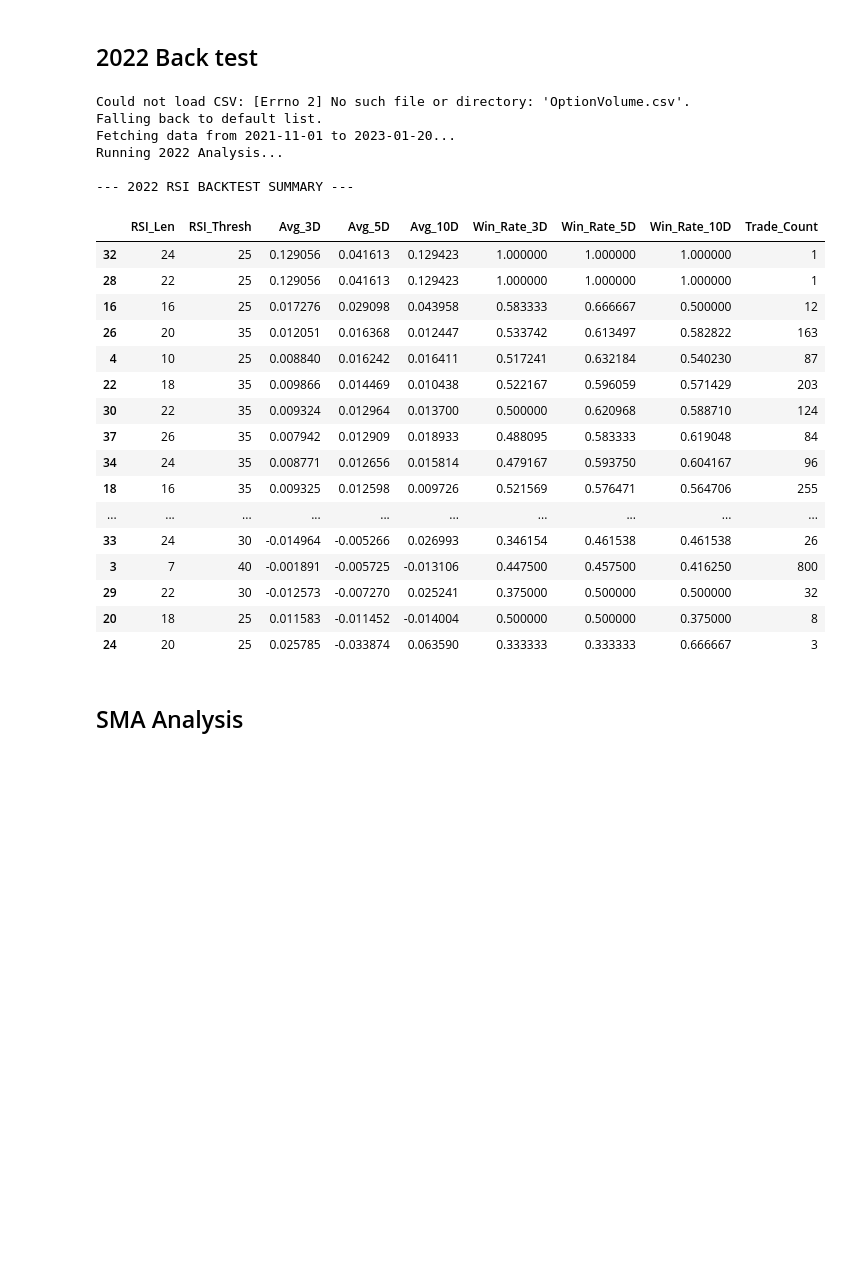
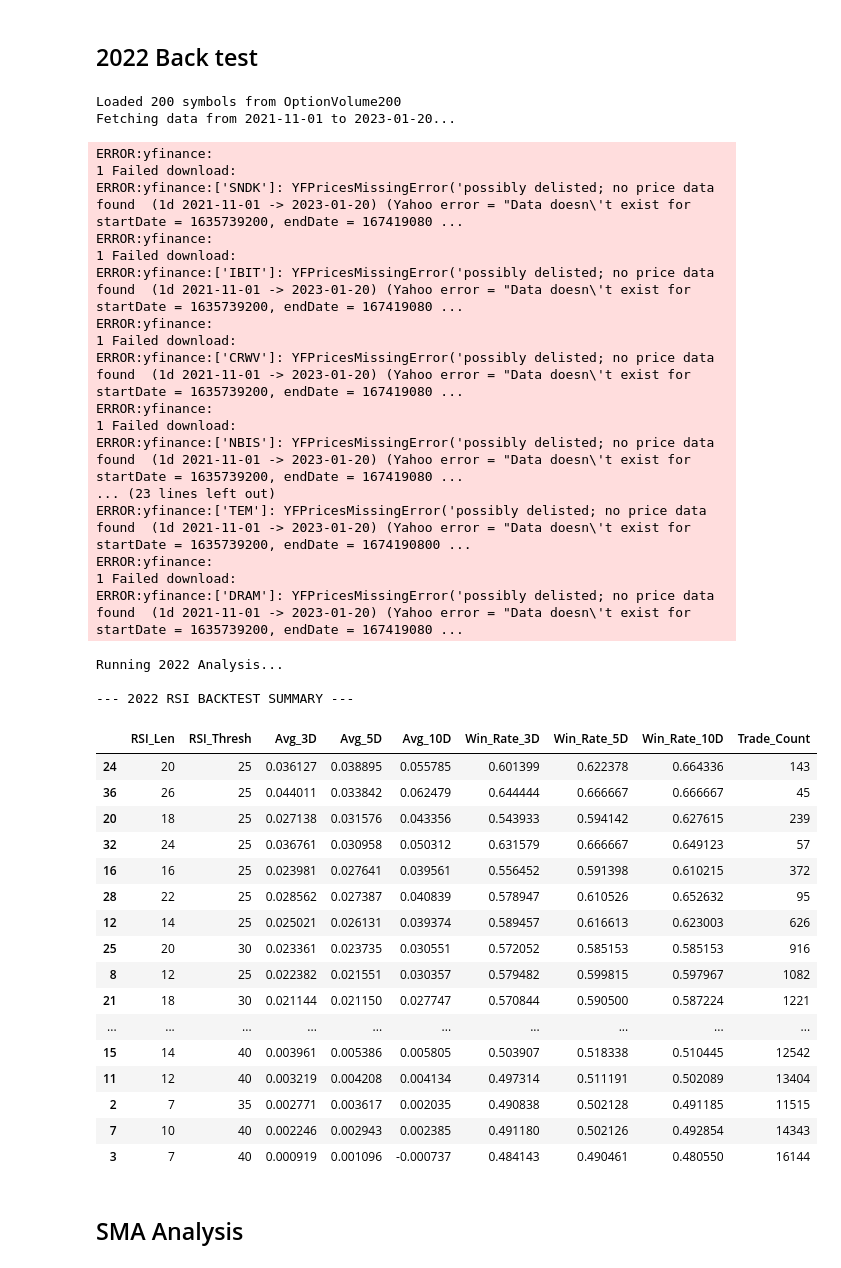
Before and after one commit to jhenningsen/Equity_Analysis, a Jupyter notebook: LangStudio/RSI_Backtesting.ipynb, the cells around one changed output. Saved outputs shown, nothing was run; the diff lists cells and outputs as text; code cells hidden in the pictures; blank space fills up the shorter version.

```diff
--- a/LangStudio/RSI_Backtesting.ipynb
+++ b/LangStudio/RSI_Backtesting.ipynb
@@ -19,13 +19,15 @@ OptionVolume = f'https://drive.google.com/uc?export=download&id={OptionVolume_id
 OptionVolume200_id = '1gcwD510l4GFGNcKsbExR3GvKnDZwCHy4'
 OptionVolume200 = f'https://drive.google.com/uc?export=download&id={OptionVolume200_id}'
 # %%
+# RSI Analysis
+
 # --- 1. Configuration & Symbol Loading ---
 RSI_LEVELS = [25, 30, 35, 40]
 RSI_LENGTHS = [3, 5, 7, 10, 12, 14, 16, 18, 22, 24, 26]
 
 # Load Symbols from your OptionVolume200.csv
 try:
-    df_csv = pd.read_csv("OptionVolume200")
+    df_csv = pd.read_csv(OptionVolume200)
     # Ensuring we handle different possible column names for Symbol
     symbol_col = [c for c in df_csv.columns if 'symbol' in c.lower()][0]
     SYMBOLS = df_csv[symbol_col].str.strip().unique().tolist()
@@ -66,6 +68,7 @@ for s in SYMBOLS:
 
 # --- 4. Parameter Sweep ---
 all_results = []
+all_trades_list = [] # New list to store all individual trades for all_combined_trades_df
 
 for rsi_len in RSI_LENGTHS:
     for rsi_thresh in RSI_LEVELS:
@@ -85,6 +88,7 @@ for rsi_len in RSI_LENGTHS:
                 trades['RSI_Thresh'] = rsi_thresh
                 trades['Symbol'] = symbol
                 param_trades.append(trades)
+                all_trades_list.append(trades) # Append to the new list
 
         if param_trades:
             combined = pd.concat(param_trades)
@@ -100,6 +104,14 @@ for rsi_len in RSI_LENGTHS:
                 "Trade_Count": len(combined)
             })
 
+# After all loops, create the all_combined_trades_df
+if all_trades_list:
+    all_combined_trades_df = pd.concat(all_trades_list)
+    # Ensure the index is a DatetimeIndex
+    all_combined_trades_df.index = pd.to_datetime(all_combined_trades_df.index)
+else:
+    all_combined_trades_df = pd.DataFrame() # Create an empty DataFrame if no trades
+
 # --- 5. Summary Display ---
 if all_results:
     summary_df = pd.DataFrame(all_results)
@@ -259,6 +370,8 @@ plt.show()
 # %% [markdown]
 ## 2022 Back test
 # %%
+# 2022 Back test
+
 # --- 1. Configuration & Symbol Loading ---
 RSI_LEVELS = [25, 30, 35, 40]
 RSI_LENGTHS = [7, 10, 12, 14, 16, 18, 20, 22, 24, 26]
@@ -268,10 +381,10 @@ START_DATE = "2021-11-01"
 END_DATE = "2023-01-20"
 
 try:
-    df_csv = pd.read_csv("OptionVolume.csv")
+    df_csv = pd.read_csv(OptionVolume200)
     symbol_col = [c for c in df_csv.columns if 'symbol' in c.lower()][0]
     SYMBOLS = df_csv[symbol_col].str.strip().unique().tolist()
-    print(f"Loaded {len(SYMBOLS)} symbols from OptionVolume.csv")
+    print(f"Loaded {len(SYMBOLS)} symbols from OptionVolume200")
 except Exception as e:
     print(f"Could not load CSV: {e}. Falling back to default list.")
     SYMBOLS = ["TSLA", "SPY", "QQQ", "NVDA", "AAPL", "MSFT", "AMD", "META"]
@@ -328,53 +441,70 @@ for rsi_len in RSI_LENGTHS:
                 trades['Symbol'] = symbol
                 param_trades.append(trades)
 
         if param_trades:
             combined = pd.concat(param_trades)
             all_results.append({
                 "RSI_Len": rsi_len,
                 "RSI_Thresh": rsi_thresh,
                 "Avg_3D": combined['Ret_3D'].mean(),
                 "Avg_5D": combined['Ret_5D'].mean(),
                 "Avg_10D": combined['Ret_10D'].mean(),
                 "Win_Rate_3D": (combined['Ret_3D'] > 0).mean(),
                 "Win_Rate_5D": (combined['Ret_5D'] > 0).mean(),
                 "Win_Rate_10D": (combined['Ret_10D'] > 0).mean(),
                 "Trade_Count": len(combined)
             })
 
 # --- 5. Summary Table ---
 if all_results:
     summary_df_2022 = pd.DataFrame(all_results)
     summary_df_2022 = summary_df_2022.sort_values(by="Avg_5D", ascending=False)
 
     print("\n--- 2022 RSI BACKTEST SUMMARY ---")
     display(summary_df_2022)
     summary_df_2022.to_csv("rsi_results_2022.csv", index=False)
 else:
     print("No trades triggered in 2022 with current parameters.")
 # %% [output]
-Could not load CSV: [Errno 2] No such file or directory: 'OptionVolume.csv'. Falling back to default list.
+Loaded 200 symbols from OptionVolume200
 Fetching data from 2021-11-01 to 2023-01-20...
-Running 2022 Analysis...
-
---- 2022 RSI BACKTEST SUMMARY ---
+ERROR:yfinance:
+1 Failed download:
+ERROR:yfinance:['SNDK']: YFPricesMissingError('possibly delisted; no price data found  (1d 2021-11-01 -> 2023-01-20) (Yahoo error = "Data doesn\'t exist for startDate = 1635739200, endDate = 167419080 ...
+ERROR:yfinance:
+1 Failed download:
+ERROR:yfinance:['IBIT']: YFPricesMissingError('possibly delisted; no price data found  (1d 2021-11-01 -> 2023-01-20) (Yahoo error = "Data doesn\'t exist for startDate = 1635739200, endDate = 167419080 ...
+ERROR:yfinance:
+1 Failed download:
+ERROR:yfinance:['CRWV']: YFPricesMissingError('possibly delisted; no price data found  (1d 2021-11-01 -> 2023-01-20) (Yahoo error = "Data doesn\'t exist for startDate = 1635739200, endDate = 167419080 ...
+ERROR:yfinance:
+1 Failed download:
+ERROR:yfinance:['NBIS']: YFPricesMissingError('possibly delisted; no price data found  (1d 2021-11-01 -> 2023-01-20) (Yahoo error = "Data doesn\'t exist for startDate = 1635739200, endDate = 167419080 ...
+... (23 lines left out)
+ERROR:yfinance:['TEM']: YFPricesMissingError('possibly delisted; no price data found  (1d 2021-11-01 -> 2023-01-20) (Yahoo error = "Data doesn\'t exist for startDate = 1635739200, endDate = 1674190800 ...
+ERROR:yfinance:
+1 Failed download:
+ERROR:yfinance:['DRAM']: YFPricesMissingError('possibly delisted; no price data found  (1d 2021-11-01 -> 2023-01-20) (Yahoo error = "Data doesn\'t exist for startDate = 1635739200, endDate = 167419080 ...
+Running 2022 Analysis...
+
+--- 2022 RSI BACKTEST SUMMARY ---
 |  | RSI_Len | RSI_Thresh | Avg_3D | Avg_5D | Avg_10D | Win_Rate_3D | Win_Rate_5D | Win_Rate_10D | Trade_Count |
-| 32 | 24 | 25 | 0.129056 | 0.041613 | 0.129423 | 1.000000 | 1.000000 | 1.000000 | 1 |
-| 28 | 22 | 25 | 0.129056 | 0.041613 | 0.129423 | 1.000000 | 1.000000 | 1.000000 | 1 |
-| 16 | 16 | 25 | 0.017276 | 0.029098 | 0.043958 | 0.583333 | 0.666667 | 0.500000 | 12 |
-| 26 | 20 | 35 | 0.012051 | 0.016368 | 0.012447 | 0.533742 | 0.613497 | 0.582822 | 163 |
-| 4 | 10 | 25 | 0.008840 | 0.016242 | 0.016411 | 0.517241 | 0.632184 | 0.540230 | 87 |
-| 22 | 18 | 35 | 0.009866 | 0.014469 | 0.010438 | 0.522167 | 0.596059 | 0.571429 | 203 |
-| 30 | 22 | 35 | 0.009324 | 0.012964 | 0.013700 | 0.500000 | 0.620968 | 0.588710 | 124 |
-| 37 | 26 | 35 | 0.007942 | 0.012909 | 0.018933 | 0.488095 | 0.583333 | 0.619048 | 84 |
-| 34 | 24 | 35 | 0.008771 | 0.012656 | 0.015814 | 0.479167 | 0.593750 | 0.604167 | 96 |
-| 18 | 16 | 35 | 0.009325 | 0.012598 | 0.009726 | 0.521569 | 0.576471 | 0.564706 | 255 |
+| 24 | 20 | 25 | 0.036127 | 0.038895 | 0.055785 | 0.601399 | 0.622378 | 0.664336 | 143 |
+| 36 | 26 | 25 | 0.044011 | 0.033842 | 0.062479 | 0.644444 | 0.666667 | 0.666667 | 45 |
+| 20 | 18 | 25 | 0.027138 | 0.031576 | 0.043356 | 0.543933 | 0.594142 | 0.627615 | 239 |
+| 32 | 24 | 25 | 0.036761 | 0.030958 | 0.050312 | 0.631579 | 0.666667 | 0.649123 | 57 |
+| 16 | 16 | 25 | 0.023981 | 0.027641 | 0.039561 | 0.556452 | 0.591398 | 0.610215 | 372 |
+| 28 | 22 | 25 | 0.028562 | 0.027387 | 0.040839 | 0.578947 | 0.610526 | 0.652632 | 95 |
+| 12 | 14 | 25 | 0.025021 | 0.026131 | 0.039374 | 0.589457 | 0.616613 | 0.623003 | 626 |
+| 25 | 20 | 30 | 0.023361 | 0.023735 | 0.030551 | 0.572052 | 0.585153 | 0.585153 | 916 |
+| 8 | 12 | 25 | 0.022382 | 0.021551 | 0.030357 | 0.579482 | 0.599815 | 0.597967 | 1082 |
+| 21 | 18 | 30 | 0.021144 | 0.021150 | 0.027747 | 0.570844 | 0.590500 | 0.587224 | 1221 |
 | ... | ... | ... | ... | ... | ... | ... | ... | ... | ... |
-| 33 | 24 | 30 | -0.014964 | -0.005266 | 0.026993 | 0.346154 | 0.461538 | 0.461538 | 26 |
-| 3 | 7 | 40 | -0.001891 | -0.005725 | -0.013106 | 0.447500 | 0.457500 | 0.416250 | 800 |
-| 29 | 22 | 30 | -0.012573 | -0.007270 | 0.025241 | 0.375000 | 0.500000 | 0.500000 | 32 |
-| 20 | 18 | 25 | 0.011583 | -0.011452 | -0.014004 | 0.500000 | 0.500000 | 0.375000 | 8 |
-| 24 | 20 | 25 | 0.025785 | -0.033874 | 0.063590 | 0.333333 | 0.333333 | 0.666667 | 3 |
+| 15 | 14 | 40 | 0.003961 | 0.005386 | 0.005805 | 0.503907 | 0.518338 | 0.510445 | 12542 |
+| 11 | 12 | 40 | 0.003219 | 0.004208 | 0.004134 | 0.497314 | 0.511191 | 0.502089 | 13404 |
+| 2 | 7 | 35 | 0.002771 | 0.003617 | 0.002035 | 0.490838 | 0.502128 | 0.491185 | 11515 |
+| 7 | 10 | 40 | 0.002246 | 0.002943 | 0.002385 | 0.491180 | 0.502126 | 0.492854 | 14343 |
+| 3 | 7 | 40 | 0.000919 | 0.001096 | -0.000737 | 0.484143 | 0.490461 | 0.480550 | 16144 |
 # %% [markdown]
 ## SMA Analysis
 # %% [markdown]
```
Also changed, not shown: parts of 8 cells of this notebook.
